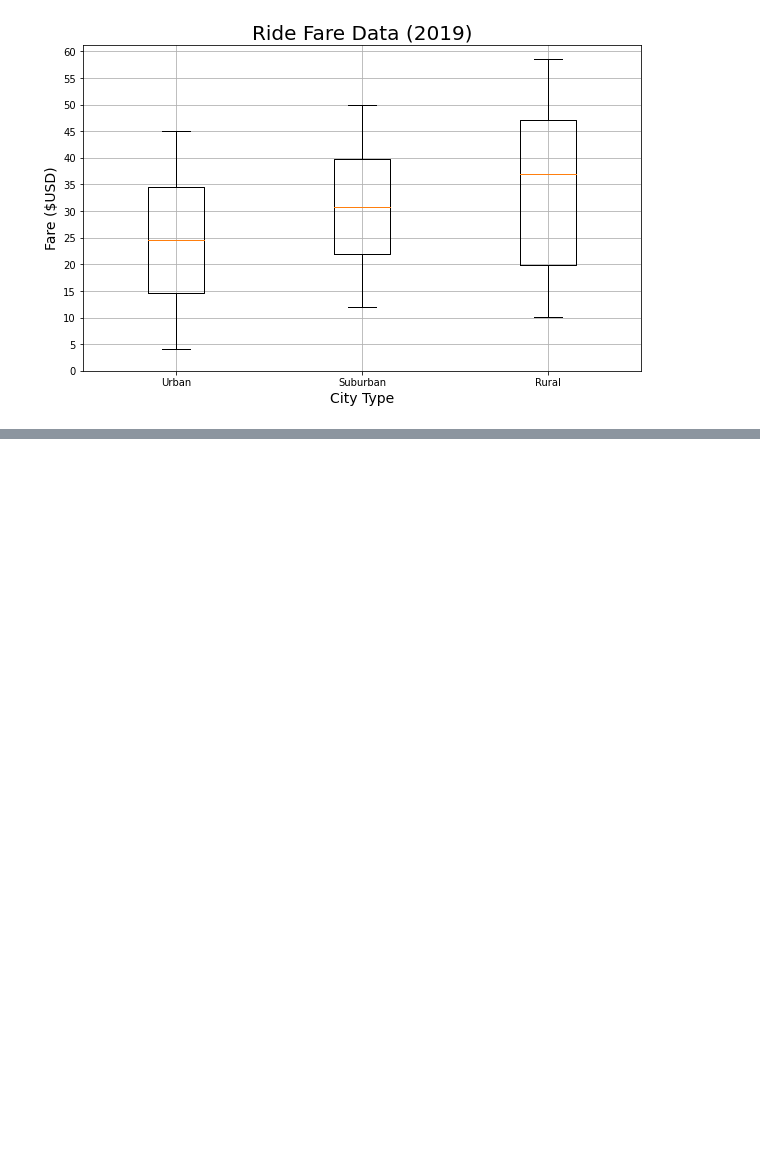
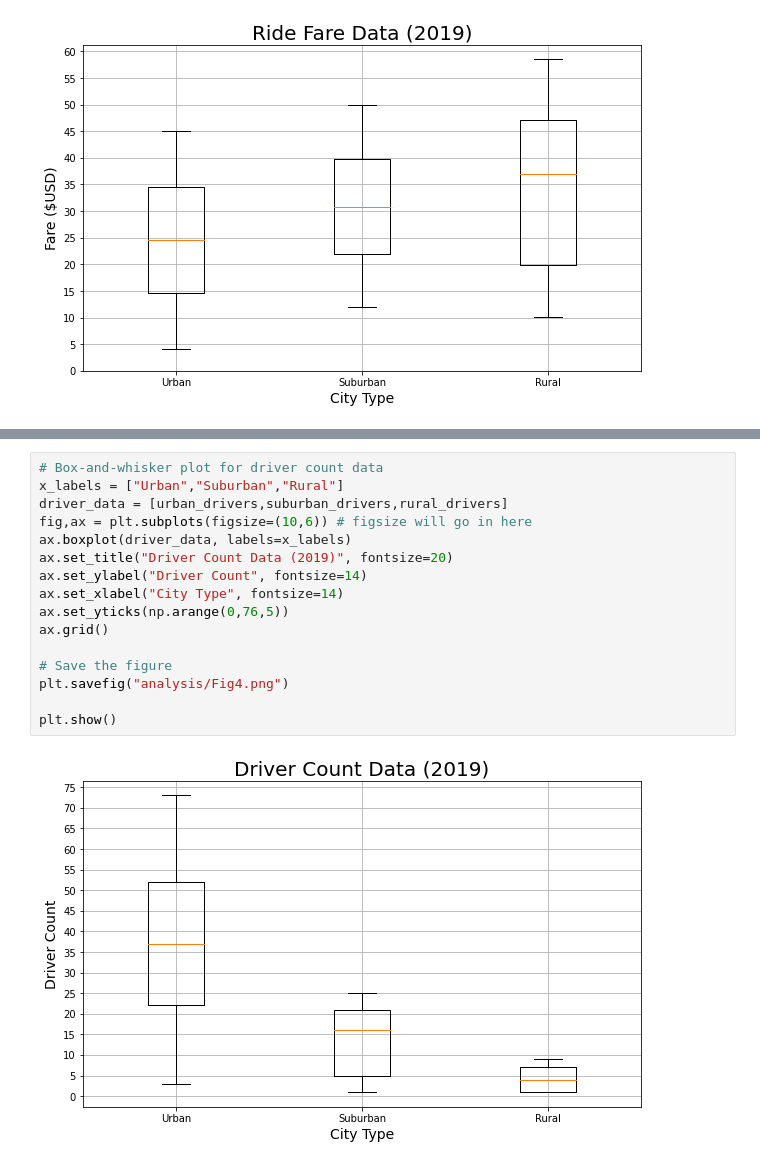
Before and after one commit to BLTerrell/PyBer_Analysis, a Jupyter notebook: PyBer.ipynb, the cells around one changed output, grey strips where cells are left out. Drawn from its saved outputs; the diff is of its cells as text; blank space fills up the shorter version.

```diff
--- a/PyBer.ipynb
+++ b/PyBer.ipynb
@@ -880,0 +959,18 @@ plt.show()
+# %%
+# Box-and-whisker plot for driver count data
+x_labels = ["Urban","Suburban","Rural"]
+driver_data = [urban_drivers,suburban_drivers,rural_drivers]
+fig,ax = plt.subplots(figsize=(10,6)) # figsize will go in here
+ax.boxplot(driver_data, labels=x_labels)
+ax.set_title("Driver Count Data (2019)", fontsize=20)
+ax.set_ylabel("Driver Count", fontsize=14)
+ax.set_xlabel("City Type", fontsize=14)
+ax.set_yticks(np.arange(0,76,5))
+ax.grid()
+
+# Save the figure
+plt.savefig("analysis/Fig4.png")
+
+plt.show()
+# %% [output]
+[figure, added]
```
Also changed, not shown: parts of 11 cells of this notebook, 1 other file.
